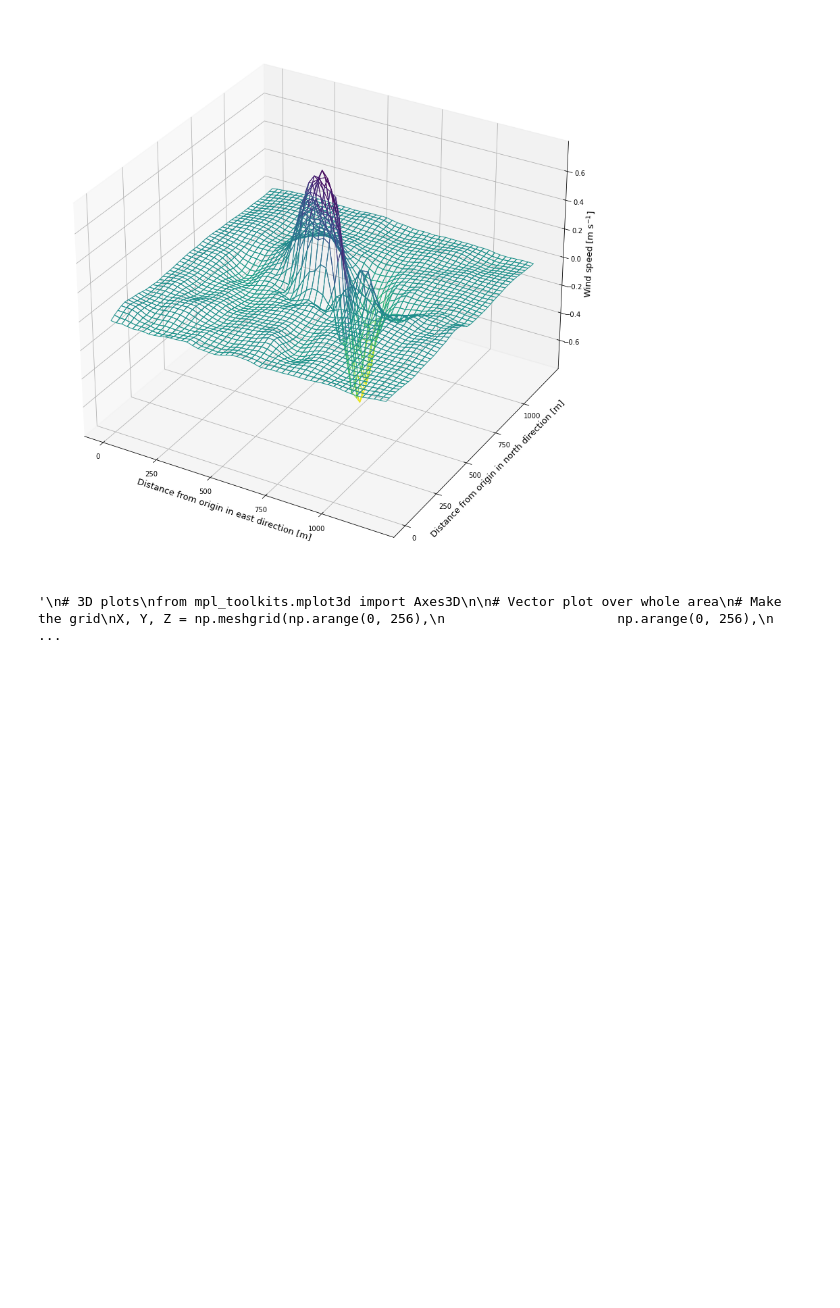
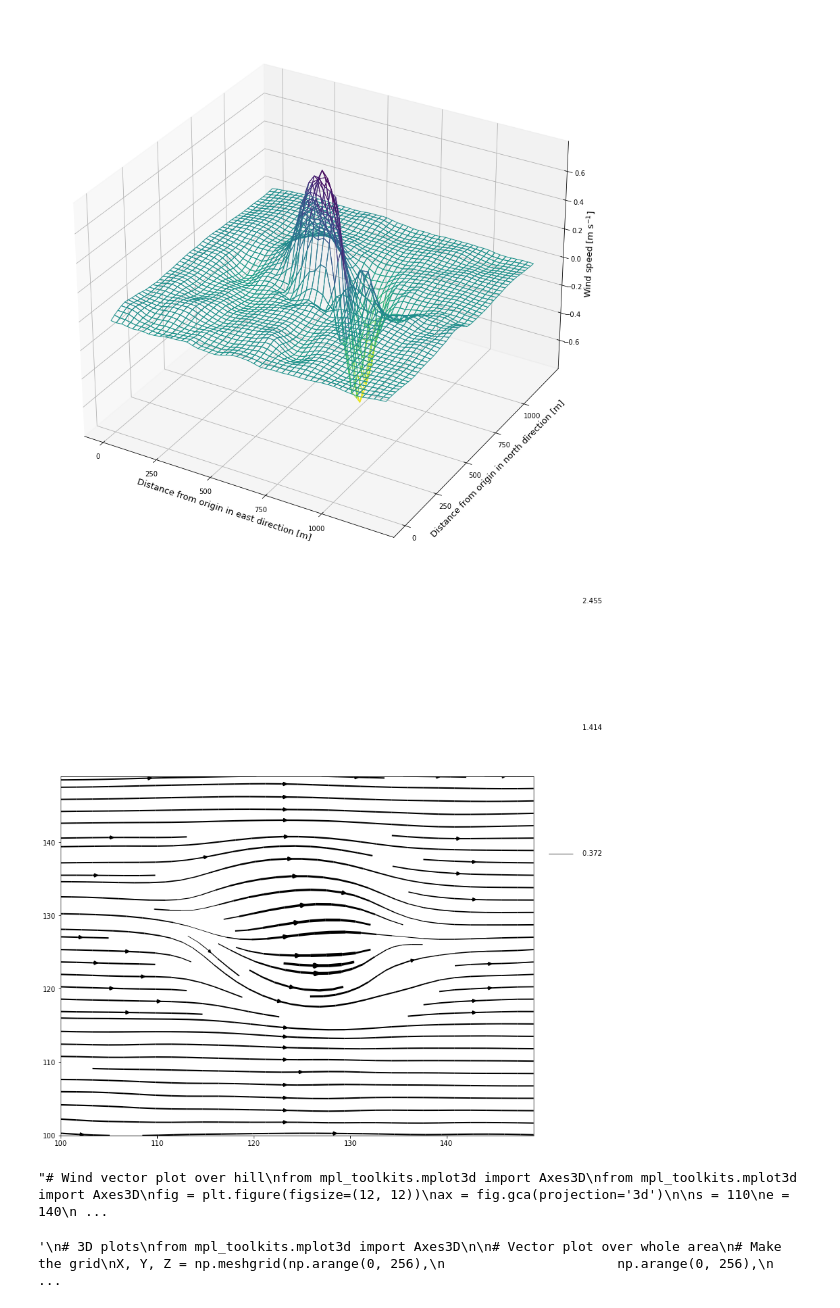
Before and after one commit to dhegedus99/MetGroupProject, a Jupyter notebook: WindNotebook.ipynb, the cells around one changed output. Saved outputs shown, nothing was run; the diff lists cells and outputs as text; code cells hidden in the pictures; blank space fills up the shorter version.

```diff
--- a/WindNotebook.ipynb
+++ b/WindNotebook.ipynb
@@ -246,35 +252,38 @@ def makeStreamLegend(strm, lx, convertFunc, nlines=5, color='k', fmt='{:g}'):
 
     # Get the linewidths from the streamplot LineCollection
     lws = np.array(strm.lines.get_linewidths())
 
     # Turn off axes lines and ticks, and set axis limits
     lx.axis('off')
     lx.set_xlim(0, 1)
     lx.set_ylim(0, 1)
 
     # Loop over the desired number of lines in the legend
     for i, y in enumerate(np.linspace(wind.min(), wind.max(), nlines)):
 
         # This linewidth
         lw = lws.min()+float(i) * lws.ptp()/float(nlines-1)
 
         # Plot a line in the legend, of the correct length
         lx.axhline(y, 0.1, 0.4, c=color, lw=lw)
 
         # Add a text label, after converting the lw back to a speed
         lx.text(0.5, y, fmt.format(convertFunc(lw)), va='center')
 
 # Make the stream plot
 strm = ax.streamplot(X[100:150], Y[100:150], u[100:150, 100:150], v[100:150, 100:150],
                      color="k", linewidth=windToLW(wind[100:150, 100:150]))
 
 # Add a legend, with nlines lines
 makeStreamLegend(strm, lx, LWToSpeed, nlines=3, fmt='{:6.3f}')
 plt.tight_layout()
 
 # did not manage to make labels as a tight format
+'''Probably won't keep it'''
+# %% [output]
+[figure, added]
 # %%
-# Wind vector plot over hill
+'''# Wind vector plot over hill
 from mpl_toolkits.mplot3d import Axes3D
 from mpl_toolkits.mplot3d import Axes3D
 fig = plt.figure(figsize=(12, 12))
@@ -293,6 +302,10 @@ X, Y, Z = np.meshgrid(np.arange(s, e, stp),
 ax.quiver(X, Y, Z, u[s:e:stp, s:e:stp], v[s:e:stp, s:e:stp], w[s:e:stp, s:e:stp])
 
 # maybe add the topogrpahy plot
+# does not tell a lot
+# don't think this is a meaningful plot'''
+# %% [output]
+"# Wind vector plot over hill\nfrom mpl_toolkits.mplot3d import Axes3D\nfrom mpl_toolkits.mplot3d import Axes3D\nfig = plt.figure(figsize=(12, 12))\nax = fig.gca(projection='3d')\n\ns = 110\ne = 140\n ...
 # %%
 """
 # 3D plots
```
Also changed, not shown: parts of 10 cells of this notebook.
